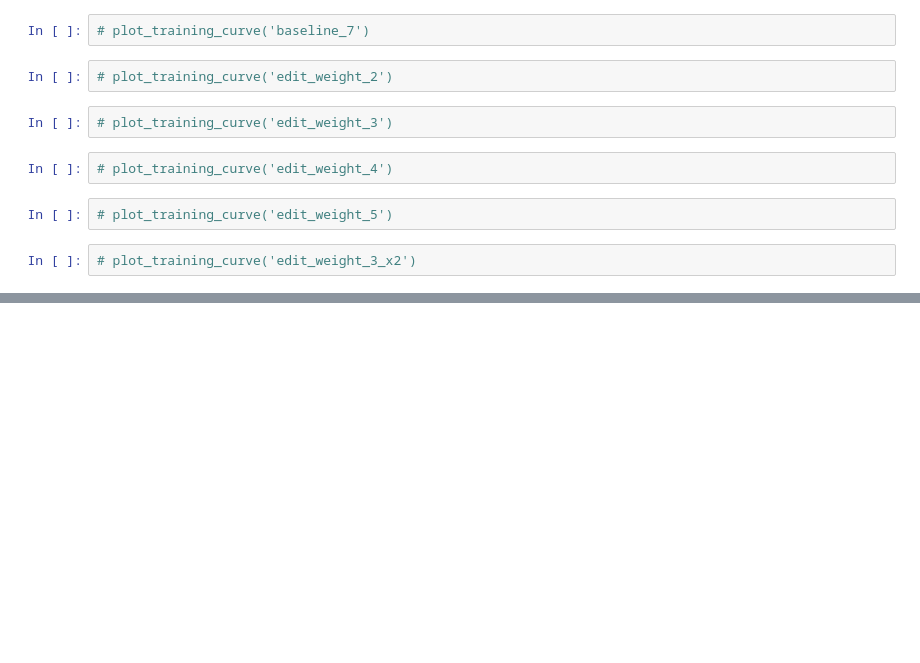
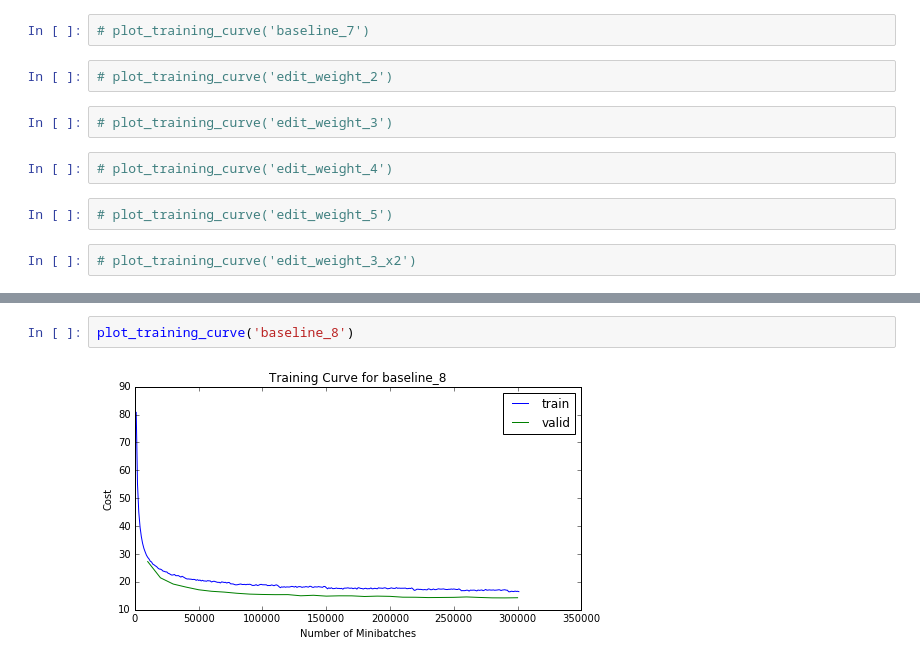
Before and after one commit to shubhaguha/MSc, a Jupyter notebook: training_progress/Plot training curves.ipynb, the cells around one changed output, grey strips where cells are left out. Drawn from its saved outputs; the diff is of its cells as text; blank space fills up the shorter version.

```diff
--- a/training_progress/Plot training curves.ipynb
+++ b/training_progress/Plot training curves.ipynb
@@ -78,0 +91,4 @@ plot_training_curve('edit_vectors_6')
+# %%
+plot_training_curve('baseline_8')
+# %% [output]
+[figure, added]
```
Also changed, not shown: parts of 9 cells of this notebook, 21 other files.
